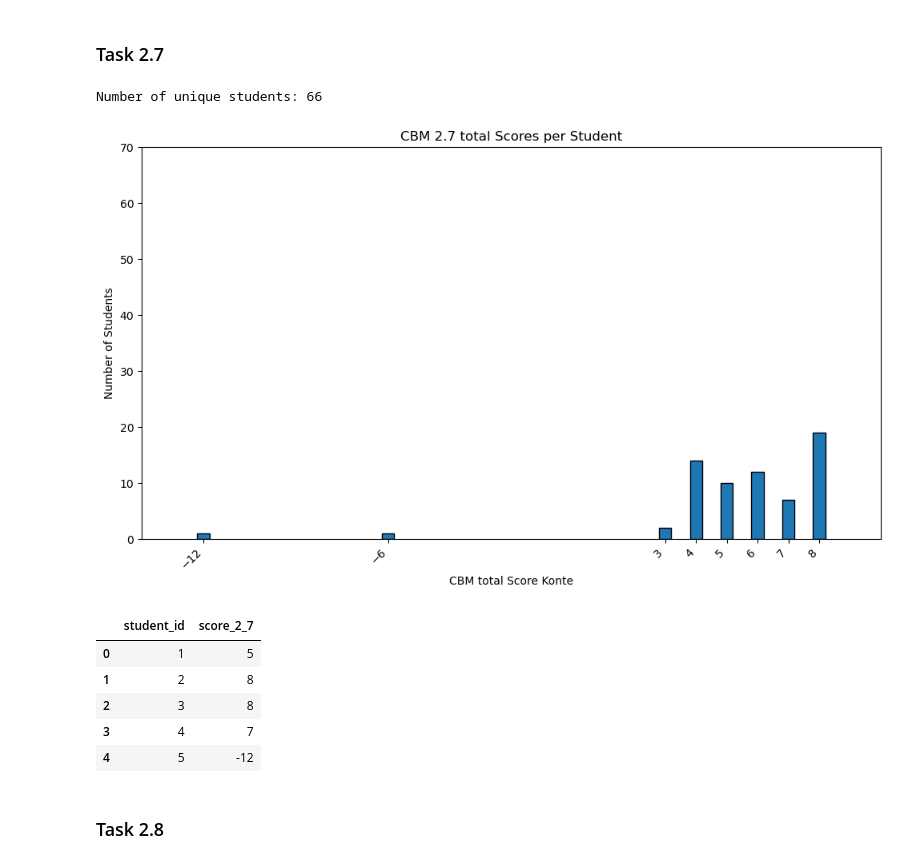
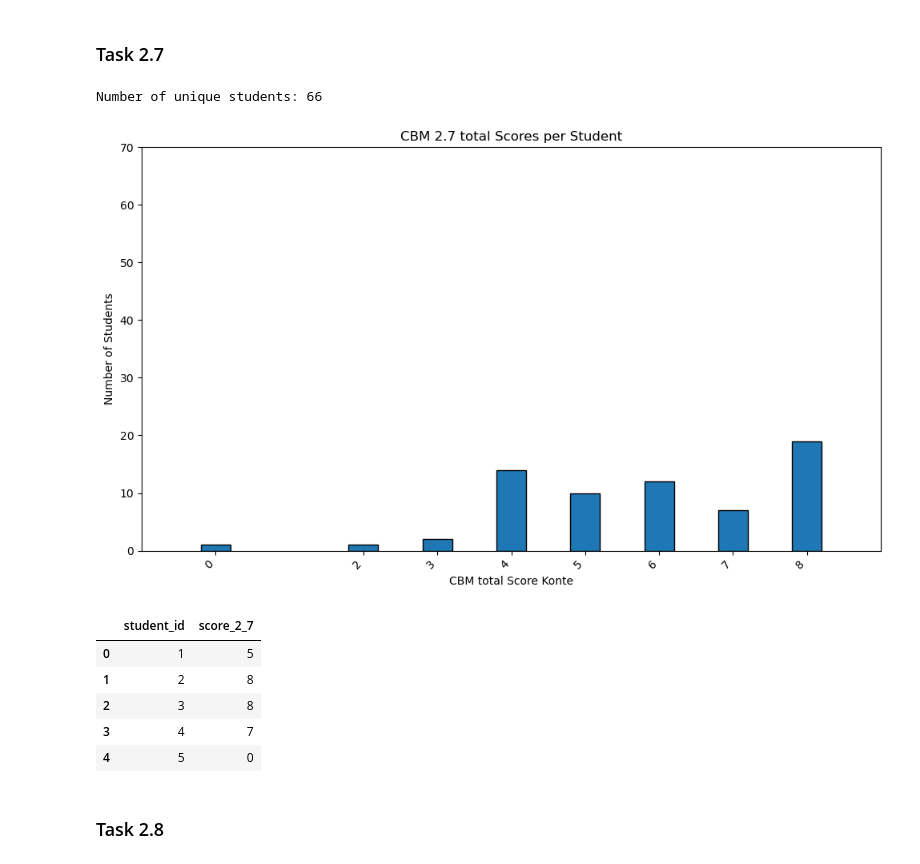
Before and after one commit to juliepe/exam_analysis_H25, a Jupyter notebook: analysis/CBM/2025/Konte/notebooks/5a_CBM_score_per_task_no_minus_points.ipynb, the cells around one changed output. Drawn from its saved outputs; the diff is of its cells as text; code cells hidden in the pictures.

Commit message:
konte taks per task comparison

```diff
--- a/analysis/CBM/2025/Konte/notebooks/5a_CBM_score_per_task_no_minus_points.ipynb
+++ b/analysis/CBM/2025/Konte/notebooks/5a_CBM_score_per_task_no_minus_points.ipynb
@@ -287,34 +287,34 @@ result2_6.head()
 # %% [markdown]
 ### Task 2.7
 # %%
-result2_7 = CBM_score_per_task_konte_no_F(df, question_number='2.7', map_answers=['R', 'P', 'P', 'M', 'F'])
+result2_7 = CBM_score_per_task_konte_no_minus_points(df, question_number='2.7', map_answers=['R', 'P', 'P', 'M', 'F'])
 
 student_scores = result2_7.drop_duplicates(subset=["student_id"])[["student_id", "score"]]
 
 print(f"Number of unique students: {len(student_scores)}")
 
 #By using value_counts().sort_index(), each bar is drawn at the exact score value that students actually received
 score_counts = student_scores["score"].value_counts().sort_index()
 
 plt.figure(figsize=(10, 6))
 plt.bar(score_counts.index, score_counts.values, width=0.4, edgecolor="black", align="center")
 plt.xticks(score_counts.index, rotation=45, ha="right")
 plt.xlabel("CBM total Score Konte")
 plt.ylabel("Number of Students")
 plt.title("CBM 2.7 total Scores per Student")
-plt.xlim(-14, 10)
+plt.xlim(-1, 9)
 plt.ylim(0, 70)
 plt.tight_layout()
 
 #save plot to output directory
 output_dir = root_path / "analysis" / "CBM" / "2025" / "Konte" / "output" / "output_task_per_task"
 output_dir.mkdir(parents=True, exist_ok=True)
 plt.savefig(output_dir / "CBM_2_7_score_distribution.png")
 
 plt.show()
 # %% [output]
 Number of unique students: 66
-[figure, old version]
+[figure, new version]
 # %%
 #rename column score to score_2_7
 result2_7 = result2_7.rename(columns={"score": "score_2_7"})
@@ -325,7 +325,7 @@ result2_7.head()
 | 1 | 2 | 8 |
 | 2 | 3 | 8 |
 | 3 | 4 | 7 |
-| 4 | 5 | -12 |
+| 4 | 5 | 0 |
 # %% [markdown]
 ### Task 2.8
 # %%
```
Also changed, not shown: parts of 21 cells of this notebook, 31 other files.
